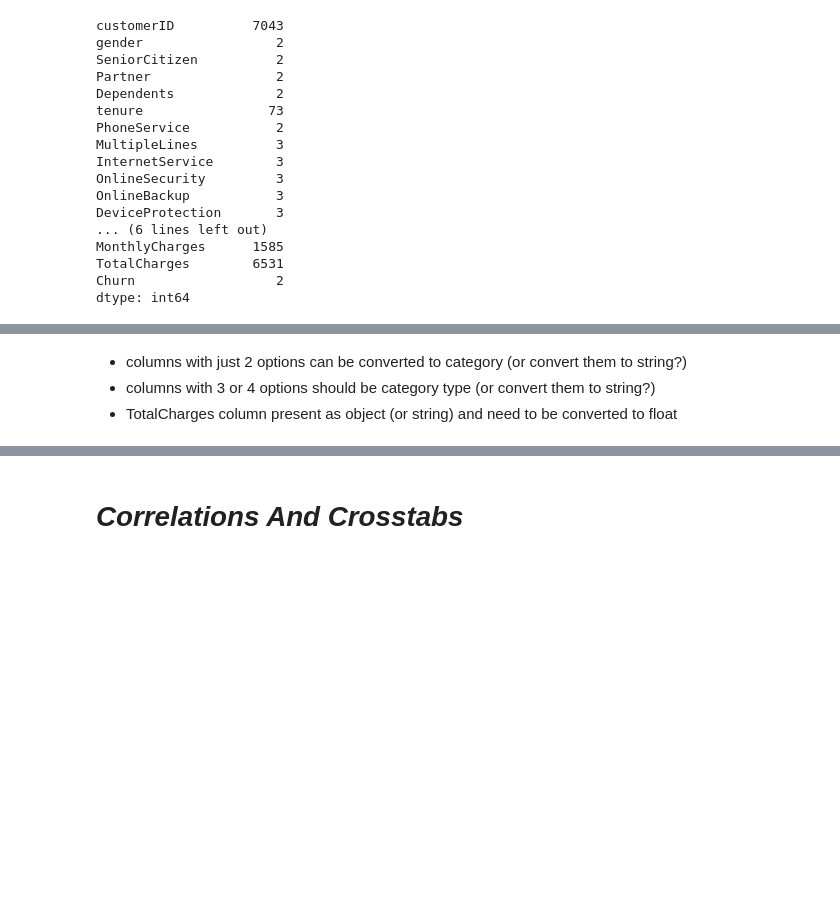
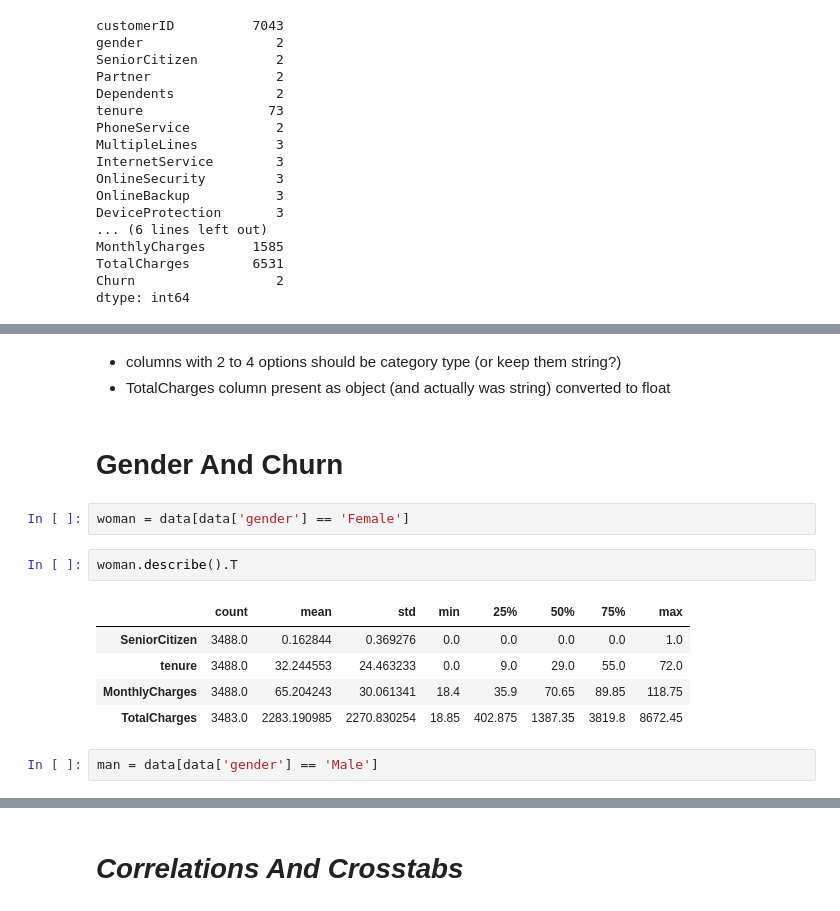
Before and after one commit to ItSick/AI-EDA, a Jupyter notebook: Telco-Customer-Churn.ipynb, the cells around one changed output, grey strips where cells are left out. Saved outputs shown, nothing was run; the diff lists cells and outputs as text; blank space fills up the shorter version.

```diff
--- a/Telco-Customer-Churn.ipynb
+++ b/Telco-Customer-Churn.ipynb
@@ -117,4 +174,17 @@ dtype: int64
 # %% [markdown]
-- columns with  just 2 options can be converted to category (or convert them to string?)
-- columns with 3 or 4 options should be category type (or convert them to string?)
-- TotalCharges column present as object (or string) and need to be converted to float
+- columns with 2 to 4 options should be category type (or keep them string?)
+- TotalCharges column present as object (and actually was string) converted to float
+# %% [markdown]
+# Gender And Churn
+# %%
+woman = data[data['gender'] == 'Female']
+# %%
+woman.describe().T
+# %% [output]
+|  | count | mean | std | min | 25% | 50% | 75% | max |
+| SeniorCitizen | 3488.0 | 0.162844 | 0.369276 | 0.0 | 0.0 | 0.0 | 0.0 | 1.0 |
+| tenure | 3488.0 | 32.244553 | 24.463233 | 0.0 | 9.0 | 29.0 | 55.0 | 72.0 |
+| MonthlyCharges | 3488.0 | 65.204243 | 30.061341 | 18.4 | 35.9 | 70.65 | 89.85 | 118.75 |
+| TotalCharges | 3483.0 | 2283.190985 | 2270.830254 | 18.85 | 402.875 | 1387.35 | 3819.8 | 8672.45 |
+# %%
+man = data[data['gender'] == 'Male']
```
Also changed, not shown: parts of 35 cells of this notebook.
